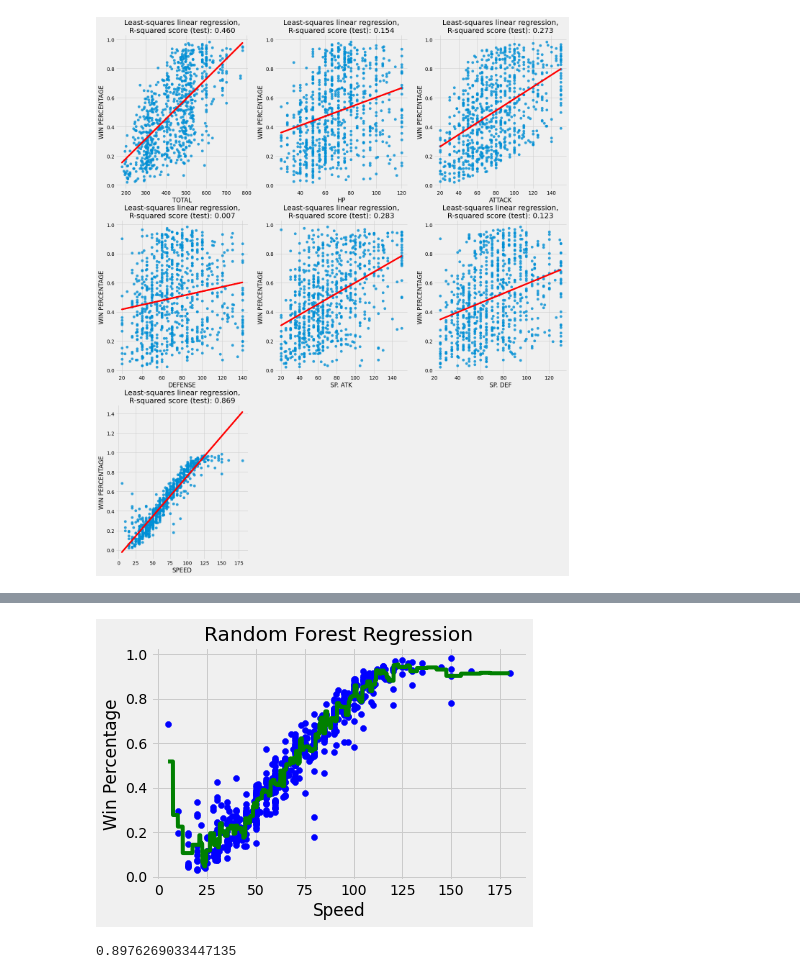
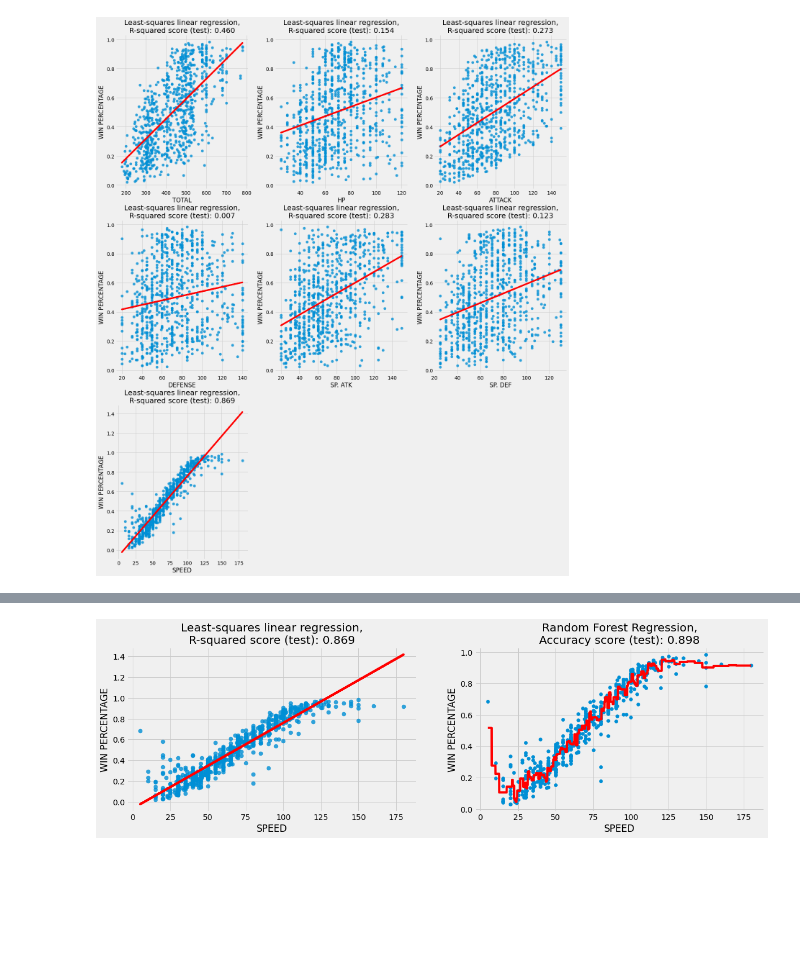
Before and after one commit to mehmetizmirlioglu/pokemon, a Jupyter notebook: pokemon.ipynb, the cells around one changed output, grey strips where cells are left out. Drawn from its saved outputs; the diff is of its cells as text; code cells hidden in the pictures; blank space fills up the shorter version.

Commit message:
linear&random forest regressions

```diff
--- a/pokemon.ipynb
+++ b/pokemon.ipynb
@@ -387,30 +401,42 @@ Y_pred = regressor.predict(np.array([6.5]).reshape(1, 1))  # test the output by
 # %%
+# Plt Figure
+fig = plt.figure(figsize=(18, 5))
 
-# Visualising the Random Forest Regression results
+# Regression Data
+xVariable = "SPEED"
+yVariable = "WIN PERCENTAGE"
+regresX = df.loc[:,xVariable:]
+regresy = pd.DataFrame(df.loc[:,yVariable])
+X_train, X_test, y_train, y_test = train_test_split(
+    pd.DataFrame(regresX.loc[:,xVariable]),
+    regresy,
+    random_state = 0
+)
 
-# arange for creating a range of values
-# from min value of x to max
-# value of x with a difference of 0.01
-# between two consecutive values
+# Linear Regression
+fig.add_subplot(1, 2, 1)
+linreg = LinearRegression().fit(X_train, y_train)
+x = np.array(df[xVariable])
+plt.scatter(df.loc[:,xVariable], regresy, marker= 'o', s=50, alpha=0.8)
+plt.plot(df.loc[:,xVariable], linreg.coef_ * x.reshape(-1,1) + linreg.intercept_, 'r-')
+plt.title('Least-squares linear regression,\nR-squared score (test): {:.3f}'.format(linreg.score(X_test, y_test)))
+plt.xlabel(xVariable)
+plt.ylabel(yVariable)
+
+# Random Forest Regression
+fig.add_subplot(1, 2, 2)
+regressor = RandomForestRegressor(n_estimators = 100, random_state = 0)
+regressor.fit(X_train, y_train)
+Y_pred = regressor.predict(np.array([6.5]).reshape(1, 1))
 X_grid = np.arange(min(x), max(x), 0.01)
+X_grid = X_grid.reshape((len(X_grid), 1))
+plt.scatter(X_train, y_train)
+plt.plot(X_grid, regressor.predict(X_grid), color = 'red')
+plt.title('Random Forest Regression,\nAccuracy score (test): {:.3f}'.format(regressor.score(X_test, y_test)))
+plt.xlabel(xVariable)
+plt.ylabel(yVariable)
 
-# reshape for reshaping the data into a len(X_grid)*1 array,
-# i.e. to make a column out of the X_grid value
-X_grid = X_grid.reshape((len(X_grid), 1))
-
-# Scatter plot for original data
-plt.scatter(X_train, y_train, color = 'blue')
-
-# plot predicted data
-plt.plot(X_grid, regressor.predict(X_grid),
-         color = 'green')
-plt.title('Random Forest Regression')
-plt.xlabel('Speed')
-plt.ylabel('Win Percentage')
+# plt Show
 plt.show()
 # %% [output]
-[figure, old version]
+[figure, new version]
-# %%
-regressor.score(X_test,y_test)
-# %% [output]
-0.8976269033447135
```
Also changed, not shown: parts of 7 cells of this notebook.
